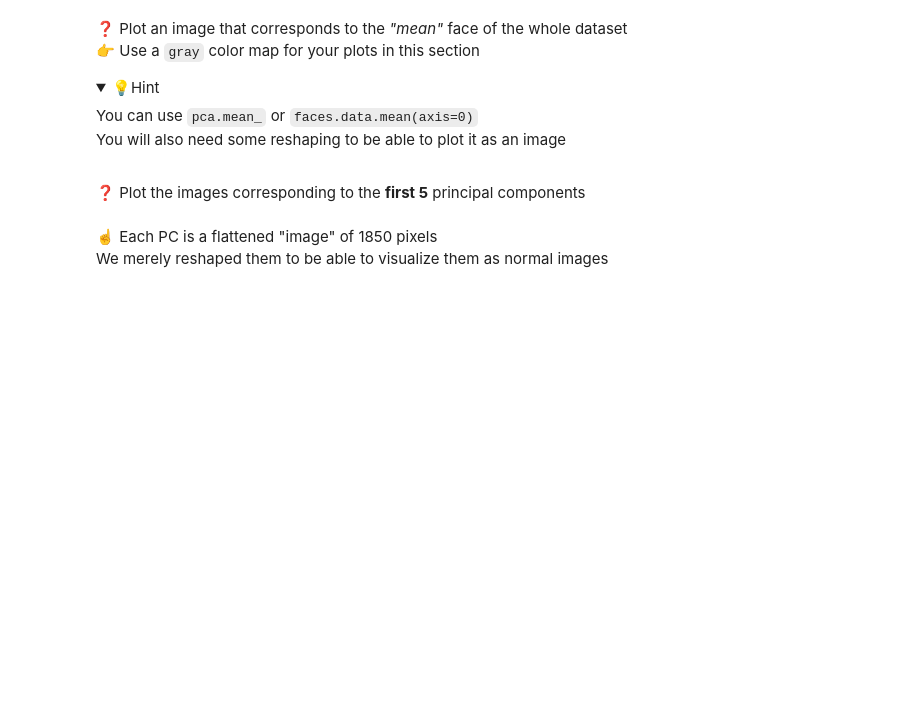
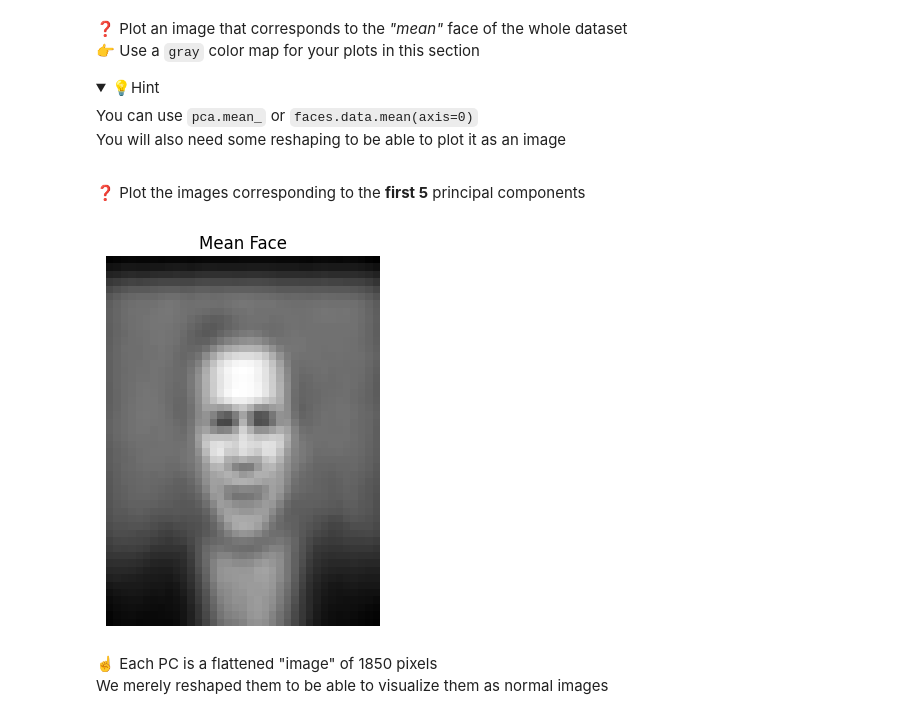
Before and after one commit to saranjthilak/data-face-recognition, a Jupyter notebook: face_recognition.ipynb, the cells around one changed output. Saved outputs shown, nothing was run; the diff lists cells and outputs as text; code cells hidden in the pictures; folded sections open; blank space fills up the shorter version.

```diff
--- a/face_recognition.ipynb
+++ b/face_recognition.ipynb
@@ -260,3 +250,22 @@ You will also need some reshaping to be able to plot it as an image
+# %%
+import matplotlib.pyplot as plt
+
+# Option A: if you've already fitted PCA on faces.data
+mean_face = pca.mean_             # shape (50*37,)
+
+# Option B: compute directly from the raw data
+# mean_face = faces.data.mean(axis=0)
+
+# Reshape to the original image dimensions (50×37)
+mean_img = mean_face.reshape(50, 37)
+
+# Plot
+plt.imshow(mean_img, cmap='gray')
+plt.title('Mean Face')
+plt.axis('off')
+plt.show()
+# %% [output]
+[figure, added]
 # %% [markdown]
 ☝️ Each PC is a flattened "image" of 1850 pixels
 We merely reshaped them to be able to visualize them as normal images
```
Also changed, not shown: parts of 13 cells of this notebook, 1 other file.
